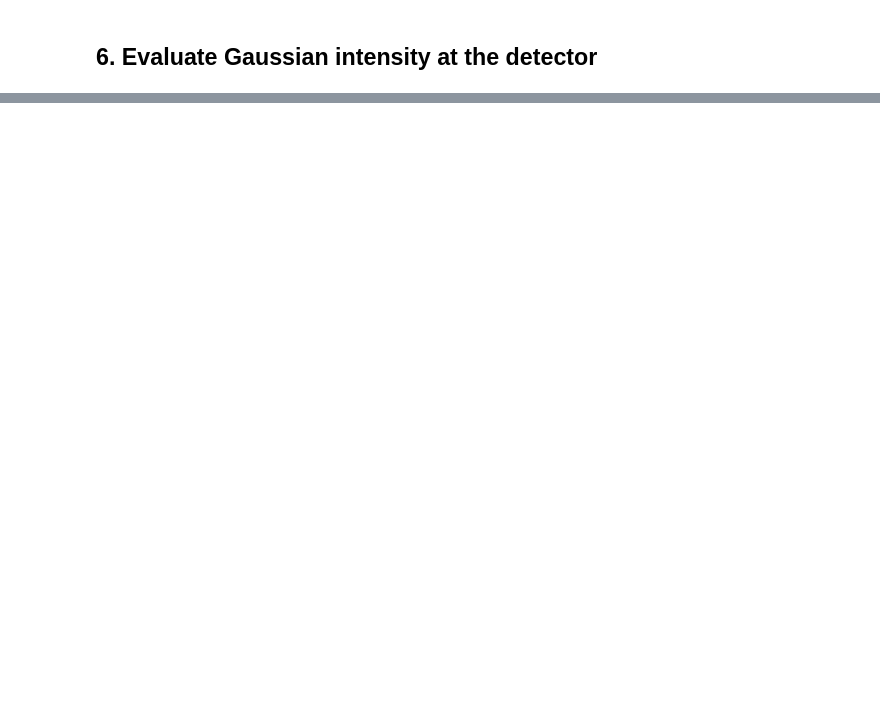
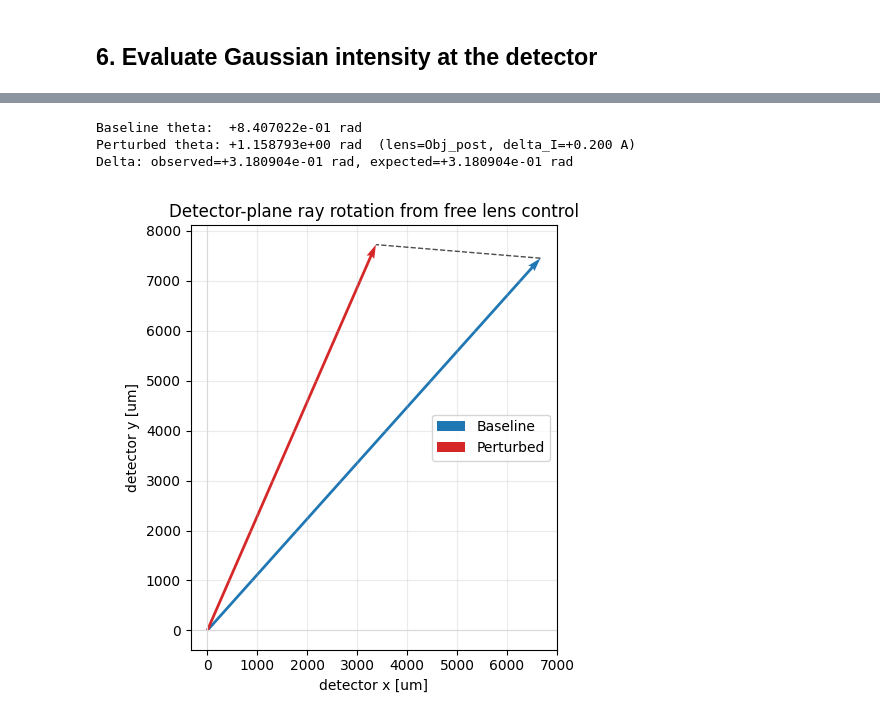
Before and after one commit to TemGym/TemGymCore, a Jupyter notebook: examples/microscope_models/microscope_gaussian_beam.ipynb, the cells around one changed output, grey strips where cells are left out. Saved outputs shown, nothing was run; the diff lists cells and outputs as text; code cells hidden in the pictures; blank space fills up the shorter version.

```diff
--- a/examples/microscope_models/microscope_gaussian_beam.ipynb
+++ b/examples/microscope_models/microscope_gaussian_beam.ipynb
@@ -516,0 +570,66 @@ Geometry comparison:
+# %%
+from dataclasses import replace
+from temgym_core.components import ElectromagneticLens
+from temgym_core.constants import compute_Rc_from_voltage
+
+M_cum, labels = solve_model_with_z(ray0, column, names=column_names)[1:3]
+M_cum = np.asarray(M_cum)
+s_idx = max(i for i, lbl in enumerate(labels) if lbl == sample_name)
+d_idx = max(i for i, lbl in enumerate(labels) if lbl == detector_name)
+M_base = M_cum[d_idx] @ np.linalg.inv(M_cum[s_idx])
+A_base = np.asarray(M_base)[0:2, 0:2]
+theta_base = float(np.arctan2(A_base[1, 0] - A_base[0, 1], A_base[0, 0] + A_base[1, 1]))
+
+sample_z, detector_z = float(sample.z), float(detector.z)
+cands = [
+    (i, comp, name)
+    for i, (comp, name) in enumerate(zip(column, column_names))
+    if isinstance(comp, ElectromagneticLens) and sample_z < float(comp.z) < detector_z
+]
+assert cands, "No post-sample electromagnetic lens found."
+proj = [c for c in cands if "proj" in str(c[2]).lower() or "projector" in str(c[2]).lower()]
+lens_idx, lens0, lens_name = proj[0] if proj else cands[0]
+
+delta_current = 0.2
+column_pert = list(column)
+column_pert[lens_idx] = replace(lens0, current=float(lens0.current) + delta_current)
+
+M_cum_p, labels_p = solve_model_with_z(ray0, column_pert, names=column_names)[1:3]
+M_cum_p = np.asarray(M_cum_p)
+s_idx_p = max(i for i, lbl in enumerate(labels_p) if lbl == sample_name)
+d_idx_p = max(i for i, lbl in enumerate(labels_p) if lbl == detector_name)
+M_pert = M_cum_p[d_idx_p] @ np.linalg.inv(M_cum_p[s_idx_p])
+A_pert = np.asarray(M_pert)[0:2, 0:2]
+theta_pert = float(np.arctan2(A_pert[1, 0] - A_pert[0, 1], A_pert[0, 0] + A_pert[1, 1]))
+
+observed_delta = float(np.arctan2(np.sin(theta_pert - theta_base), np.cos(theta_pert - theta_base)))
+expected_delta = float(compute_Rc_from_voltage(voltage) * lens0.turns * delta_current)
+assert abs(observed_delta) > 1e-8, "Perturbation produced negligible rotation."
+np.testing.assert_allclose(observed_delta, expected_delta, rtol=2e-2, atol=1e-8)
+
+v0 = np.array([1e-7, 0.0])
+v_base = A_base @ v0
+v_pert = A_pert @ v0
+
+fig, ax = plt.subplots(figsize=(5.2, 5.2))
+ax.axhline(0.0, color="0.85", lw=0.8)
+ax.axvline(0.0, color="0.85", lw=0.8)
+ax.quiver(0, 0, v_base[0] * 1e6, v_base[1] * 1e6, angles="xy", scale_units="xy", scale=1, color="C0", label="Baseline")
+ax.quiver(0, 0, v_pert[0] * 1e6, v_pert[1] * 1e6, angles="xy", scale_units="xy", scale=1, color="C3", label="Perturbed")
+ax.plot([v_base[0] * 1e6, v_pert[0] * 1e6], [v_base[1] * 1e6, v_pert[1] * 1e6], "k--", lw=1.0, alpha=0.7)
+ax.set_aspect("equal", adjustable="box")
+ax.set_xlabel("detector x [um]")
+ax.set_ylabel("detector y [um]")
+ax.set_title("Detector-plane ray rotation from free lens control")
+ax.grid(alpha=0.25)
+ax.legend(loc="best")
+plt.tight_layout()
+
+print(f"Baseline theta:  {theta_base:+.6e} rad")
+print(f"Perturbed theta: {theta_pert:+.6e} rad  (lens={lens_name}, delta_I={delta_current:+.3f} A)")
+print(f"Delta: observed={observed_delta:+.6e} rad, expected={expected_delta:+.6e} rad")
+# %% [output]
+Baseline theta:  +8.407022e-01 rad
+Perturbed theta: +1.158793e+00 rad  (lens=Obj_post, delta_I=+0.200 A)
+Delta: observed=+3.180904e-01 rad, expected=+3.180904e-01 rad
+[figure, added]
```
Also changed, not shown: parts of 12 cells of this notebook, 7 other files.
